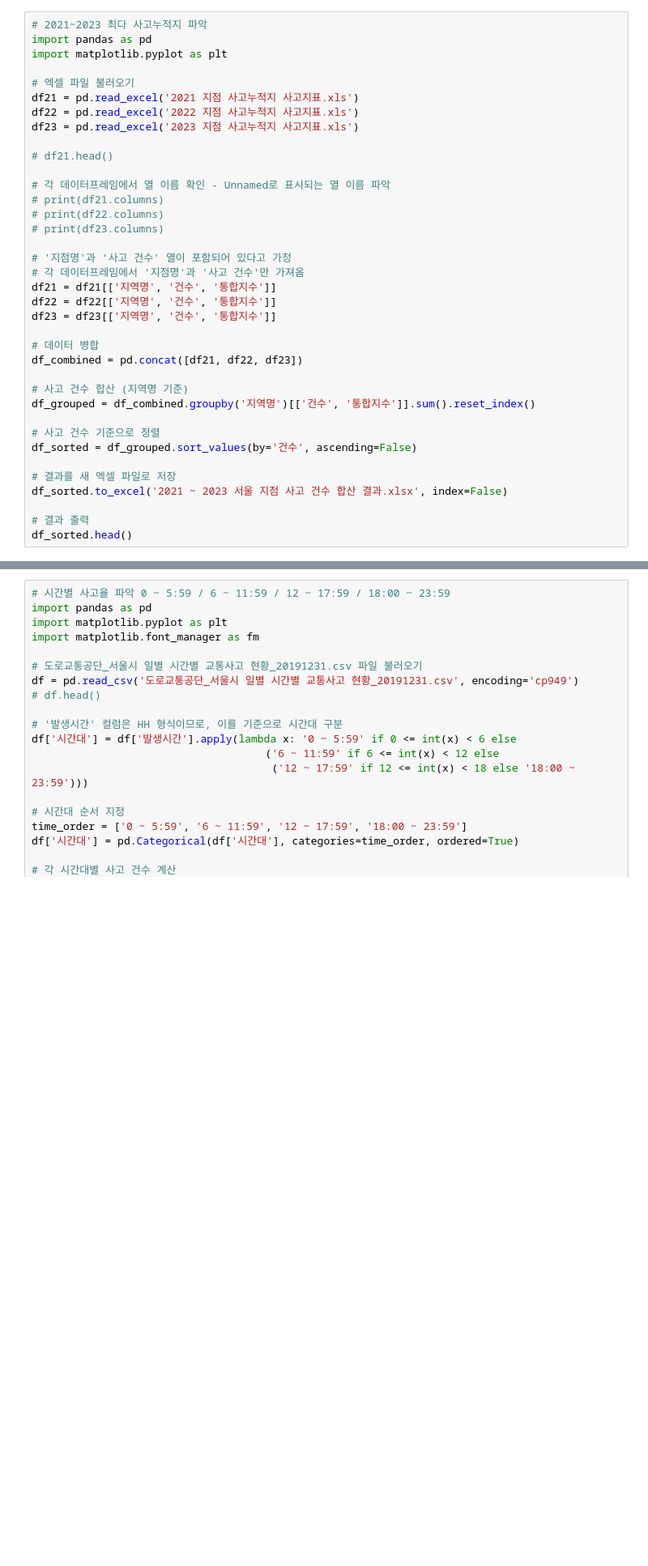
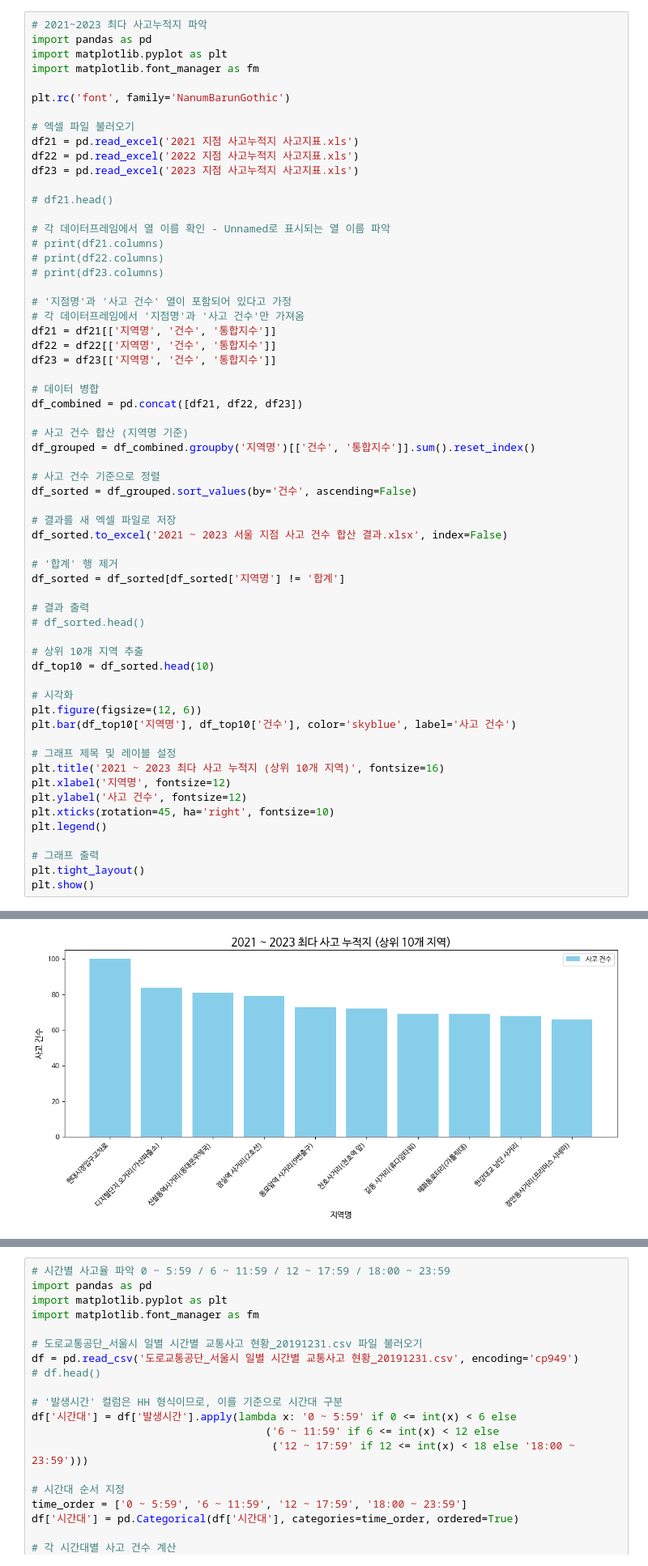
Before and after one commit to CodingCat-Jung/SmartCity, a Jupyter notebook: SmartCity01.ipynb, the cells around one changed output, grey strips where cells are left out. Shown at 81% size. Cells and saved outputs as stored; diff of their text form; blank space fills up the shorter version.

```diff
--- a/SmartCity01.ipynb
+++ b/SmartCity01.ipynb
@@ -4,6 +4,9 @@
 # 2021~2023 최다 사고누적지 파악
 import pandas as pd
 import matplotlib.pyplot as plt
+import matplotlib.font_manager as fm
+
+plt.rc('font', family='NanumBarunGothic')
 
 # 엑셀 파일 불러오기
 df21 = pd.read_excel('2021 지점 사고누적지 사고지표.xls')
@@ -35,6 +38,27 @@ df_sorted = df_grouped.sort_values(by='건수', ascending=False)
 # 결과를 새 엑셀 파일로 저장
 df_sorted.to_excel('2021 ~ 2023 서울 지점 사고 건수 합산 결과.xlsx', index=False)
 
+# '합계' 행 제거
+df_sorted = df_sorted[df_sorted['지역명'] != '합계']
+
 # 결과 출력
-df_sorted.head()
+# df_sorted.head()
+
+# 상위 10개 지역 추출
+df_top10 = df_sorted.head(10)
+
+# 시각화
+plt.figure(figsize=(12, 6))
+plt.bar(df_top10['지역명'], df_top10['건수'], color='skyblue', label='사고 건수')
+
+# 그래프 제목 및 레이블 설정
+plt.title('2021 ~ 2023 최다 사고 누적지 (상위 10개 지역)', fontsize=16)
+plt.xlabel('지역명', fontsize=12)
+plt.ylabel('사고 건수', fontsize=12)
+plt.xticks(rotation=45, ha='right', fontsize=10)
+plt.legend()
+
+# 그래프 출력
+plt.tight_layout()
+plt.show()
 # %% [output]
@@ -47,3 +65,4 @@ df_sorted.head()
+[figure, added]
 # %%
 !sudo apt-get install -y fonts-nanum
 !sudo fc-cache -fv
```
Also changed, not shown: parts of 3 cells of this notebook.
